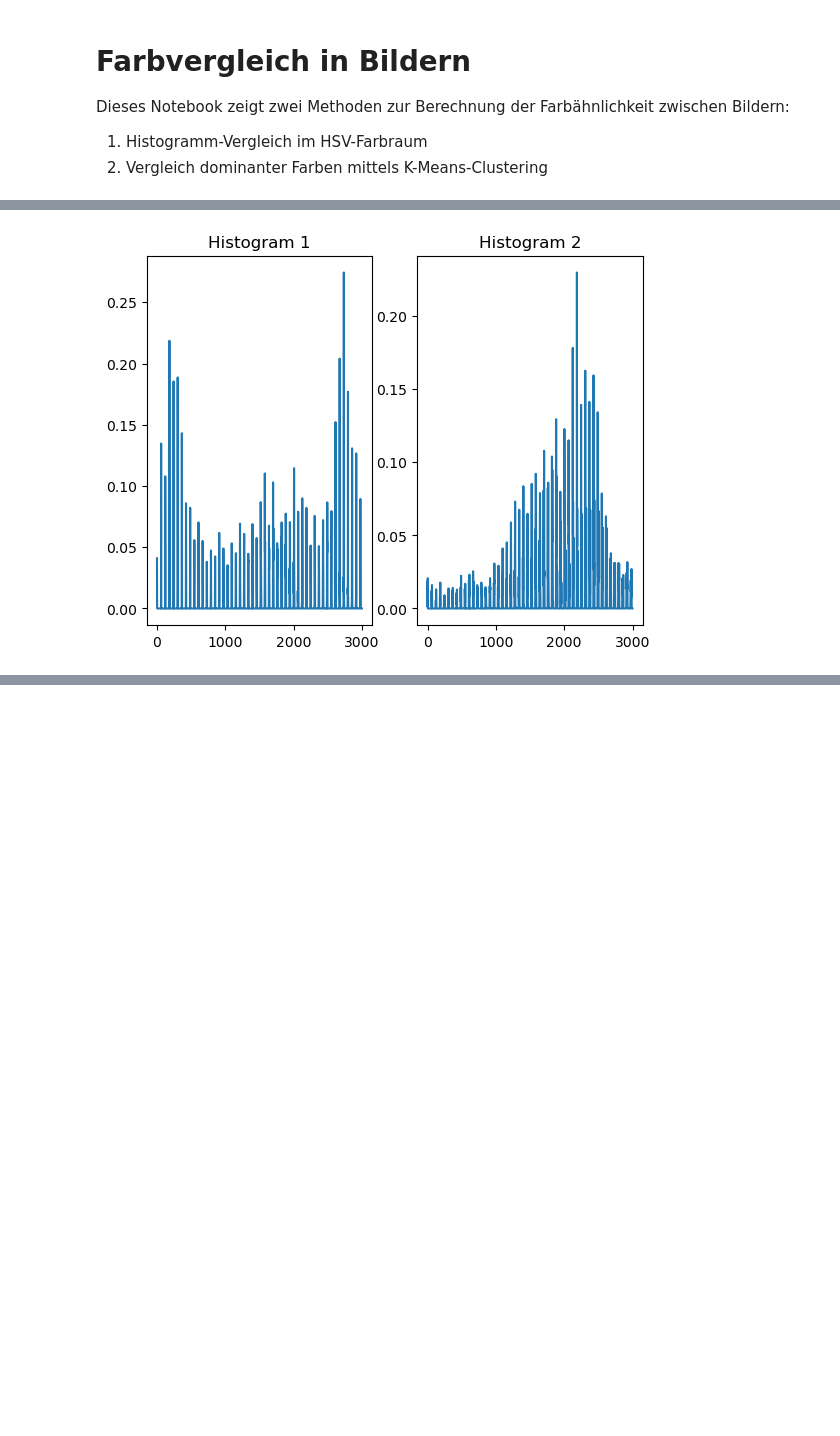
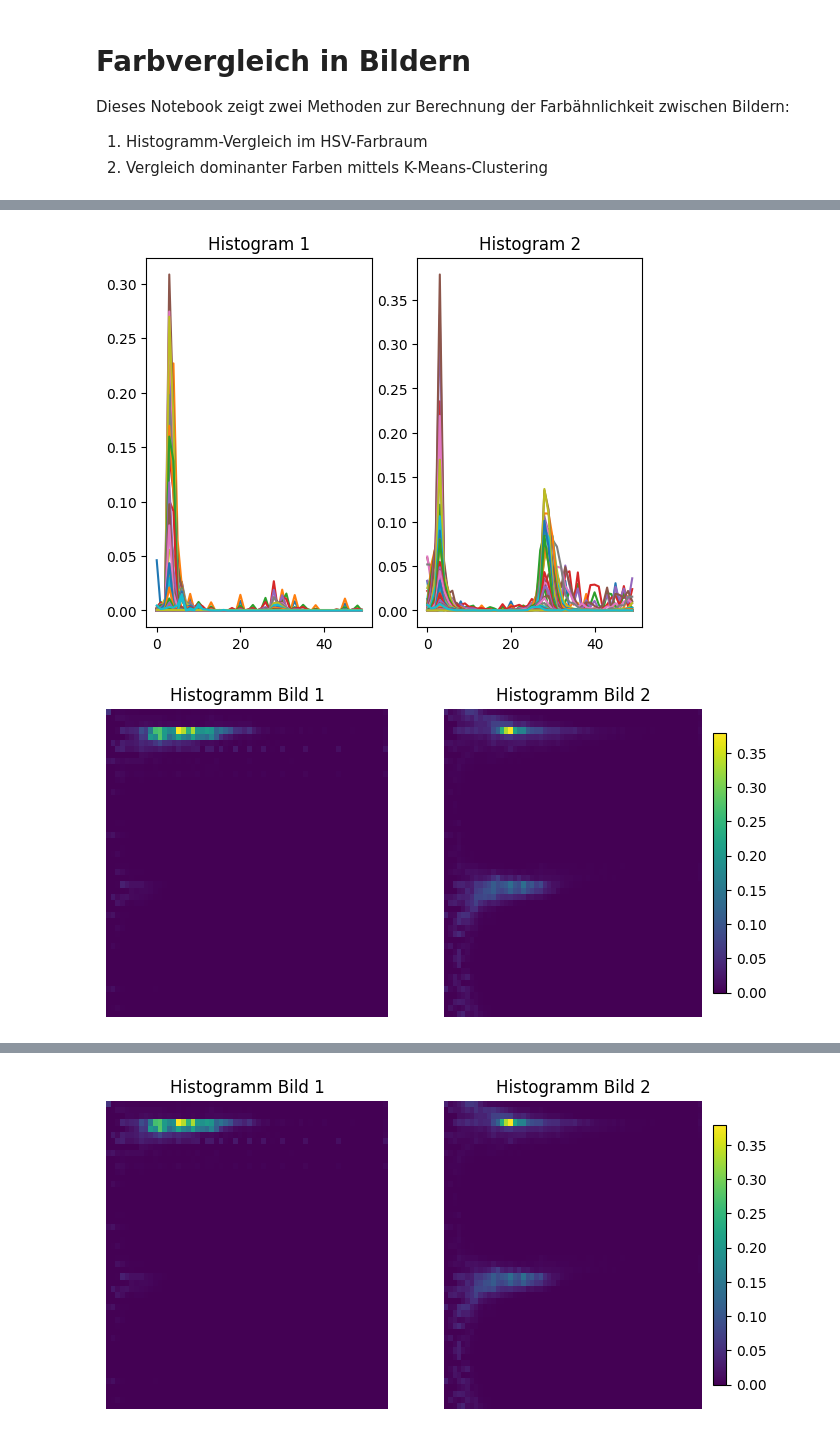
Before and after one commit to Juli-amo/bigdata_ir, a Jupyter notebook: Color_Similarity.ipynb, the cells around one changed output, grey strips where cells are left out. Cells and saved outputs as stored; diff of their text form; code cells hidden in the pictures; blank space fills up the shorter version.

```diff
--- a/Color_Similarity.ipynb
+++ b/Color_Similarity.ipynb
@@ -48,19 +43,20 @@ def color_histogram_similarity(bild1, bild2):
     """
     Computes the similarity between two images based on their color histograms.
     Args:
-        bild1 (str): first image.
-        bild2 (str): second image.
+        pic1 (str), pic2 (str)
     Returns:
         float: Similarity score between 0 and 1 (1 = identical).
     """
+    hsv1 = cv2.cvtColor(bild1, cv2.COLOR_BGR2HSV)
+    hsv2 = cv2.cvtColor(bild2, cv2.COLOR_BGR2HSV)
 
     # Calculate the color histograms
-    hist1 = cv2.calcHist([bild1], [0, 1], None, [50, 60], [0, 180, 0, 256])
-    hist2 = cv2.calcHist([bild2], [0, 1], None, [50, 60], [0, 180, 0, 256])
+    hist1 = cv2.calcHist([hsv1], [0, 1], None, [50, 60], [0, 180, 0, 256])
+    hist2 = cv2.calcHist([hsv2], [0, 1], None, [50, 60], [0, 180, 0, 256])
 
     # Normalize the histograms
-    hist1 = cv2.normalize(hist1, hist1).flatten()
-    hist2 = cv2.normalize(hist2, hist2).flatten()
+    hist1 = cv2.normalize(hist1, hist1)
+    hist2 = cv2.normalize(hist2, hist2)
 
     # Plot the histograms
     plt.subplot(1, 2, 1)
@@ -71,14 +67,36 @@ def color_histogram_similarity(bild1, bild2):
     plt.title('Histogram 2')
     plt.show()
 
+# Heatmap
+    plt.figure(figsize=(8,4))
+    plt.subplot(1,2,1)
+    plt.imshow(hist1, interpolation='nearest', aspect='auto')
+    plt.title("Histogramm Bild 1")
+    plt.axis('off')
+    plt.subplot(1,2,2)
+    plt.imshow(hist2, interpolation='nearest', aspect='auto')
+    plt.title("Histogramm Bild 2")
+    plt.axis('off')
+    plt.colorbar(fraction=0.046, pad=0.04)
+    plt.show()
+
     # Compute the correlation between the two histograms
     similarity = cv2.compareHist(hist1, hist2, cv2.HISTCMP_CORREL)
+    if cv2.HISTCMP_CORREL == cv2.HISTCMP_INTERSECT:
+        similarity = similarity / hist1.sum()
 
-    # Make sure the score is between 0 and 1
-    similarity = max(0.0, min(1.0, similarity))
 
-    return similarity
+    return max(0.0, min(1.0, similarity))
 # %%
-print("Ähnlichkeit der Bilder basierend auf dem Histogramm:", color_histogram_similarity(bild1, bild2))
+similarity_cor = color_histogram_similarity(bild1, bild2)
+similarity_int = color_histogram_similarity(bild1, bild2)
+print("Correlation-Score:", similarity_cor)
+print("Intersection-Score:", similarity_int)
+
+
+
+
+#print("Ähnlichkeit der Bilder basierend auf dem Histogramm:", color_histogram_similarity(bild1, bild2))
 # %% [output]
-[figure, old version]
+[figure, new version]
+[figure, added]
@@ -84,0 +104 @@ print("Ähnlichkeit der Bilder basierend auf dem Histogramm:", color_histogram_s
+[figure, added]
```
Also changed, not shown: parts of 5 cells of this notebook, 1 other file.
